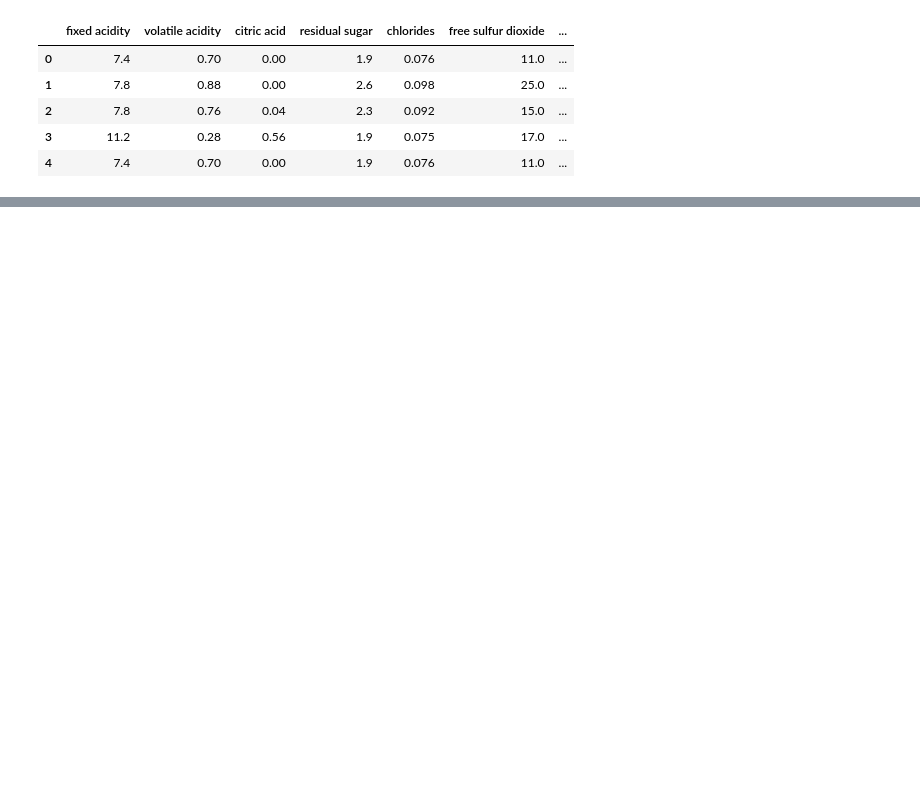
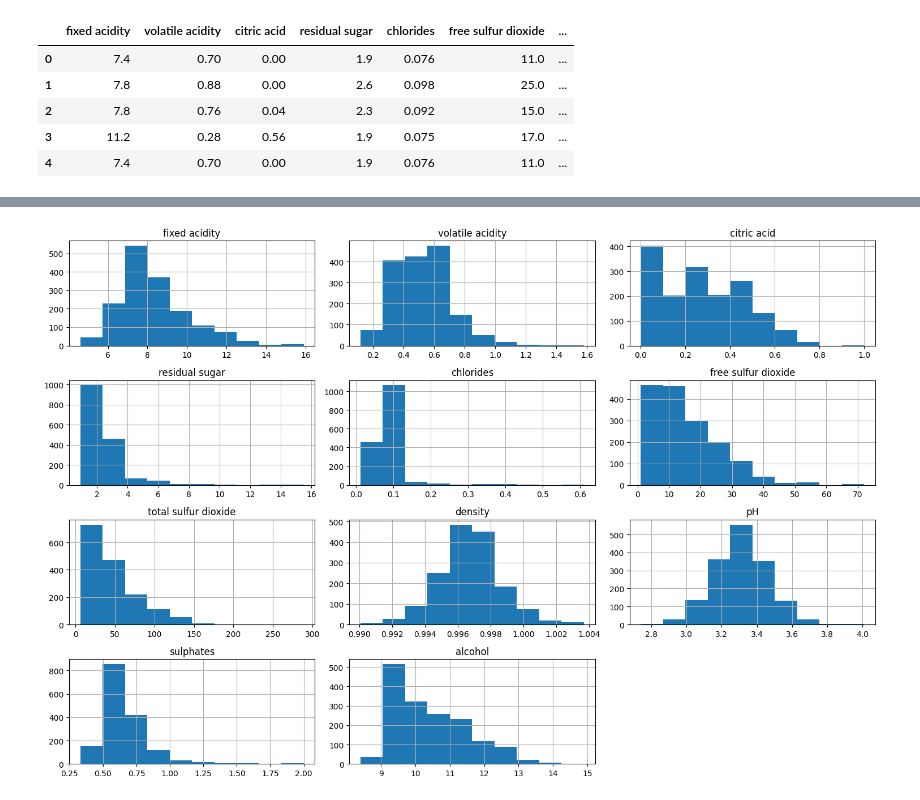
Before and after one commit to elsunais6167/assessment2, a Jupyter notebook: wine+quality/wine_quality.ipynb, the cells around one changed output, grey strips where cells are left out. Cells and saved outputs as stored; diff of their text form; code cells hidden in the pictures; blank space fills up the shorter version.

```diff
--- a/wine+quality/wine_quality.ipynb
+++ b/wine+quality/wine_quality.ipynb
@@ -32,0 +47,11 @@ sns.pairplot(data, vars=data.columns[:-1], kind='scatter', diag_kind='kde', hue=
+# %%
+import matplotlib.pyplot as plt
+
+features = data.drop(['quality'], axis=1)
+
+# Histograms for the distribution of each feature
+features.hist(bins=10, figsize=(15, 10))
+plt.tight_layout()
+plt.show()
+# %% [output]
+[figure, added]
```
Also changed, not shown: parts of 6 cells of this notebook, 2 other files.
